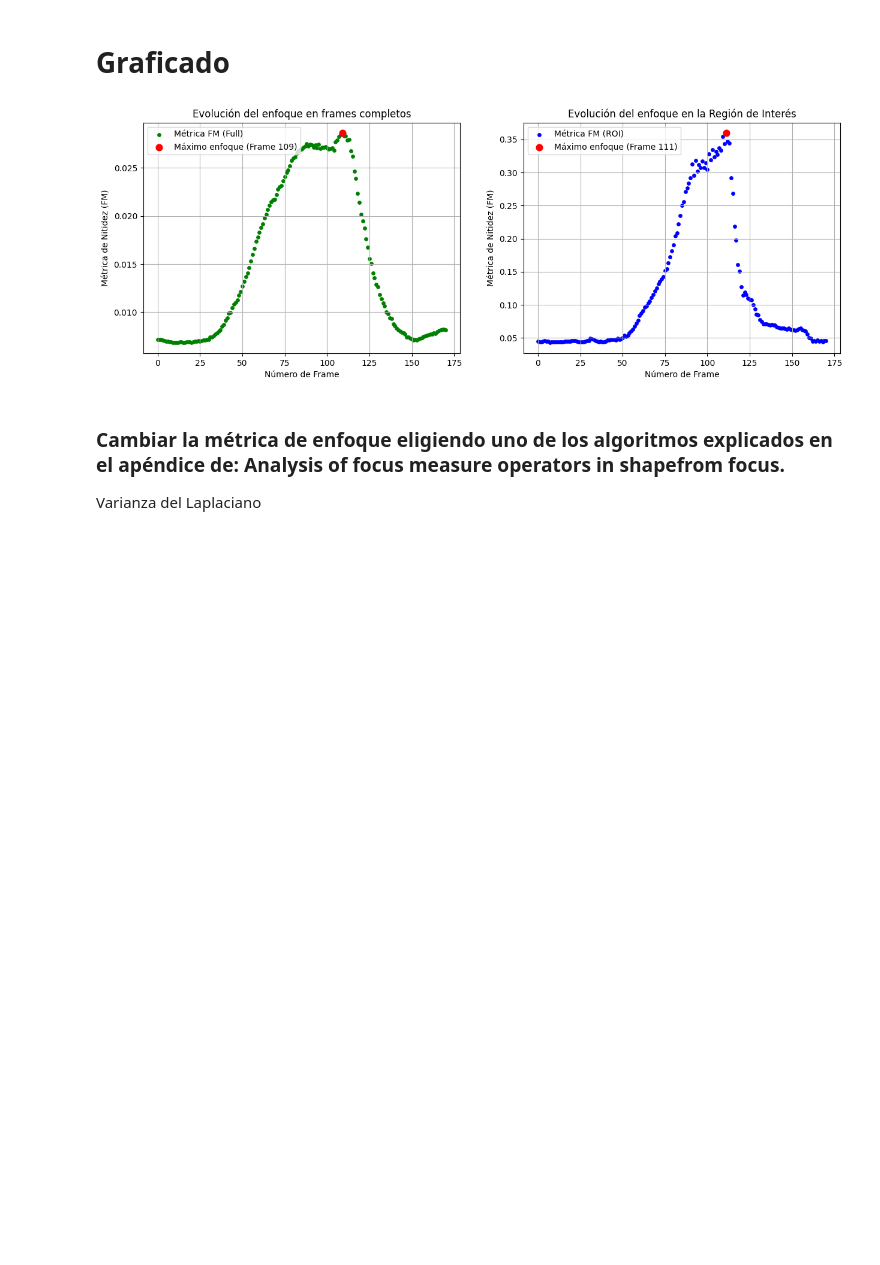
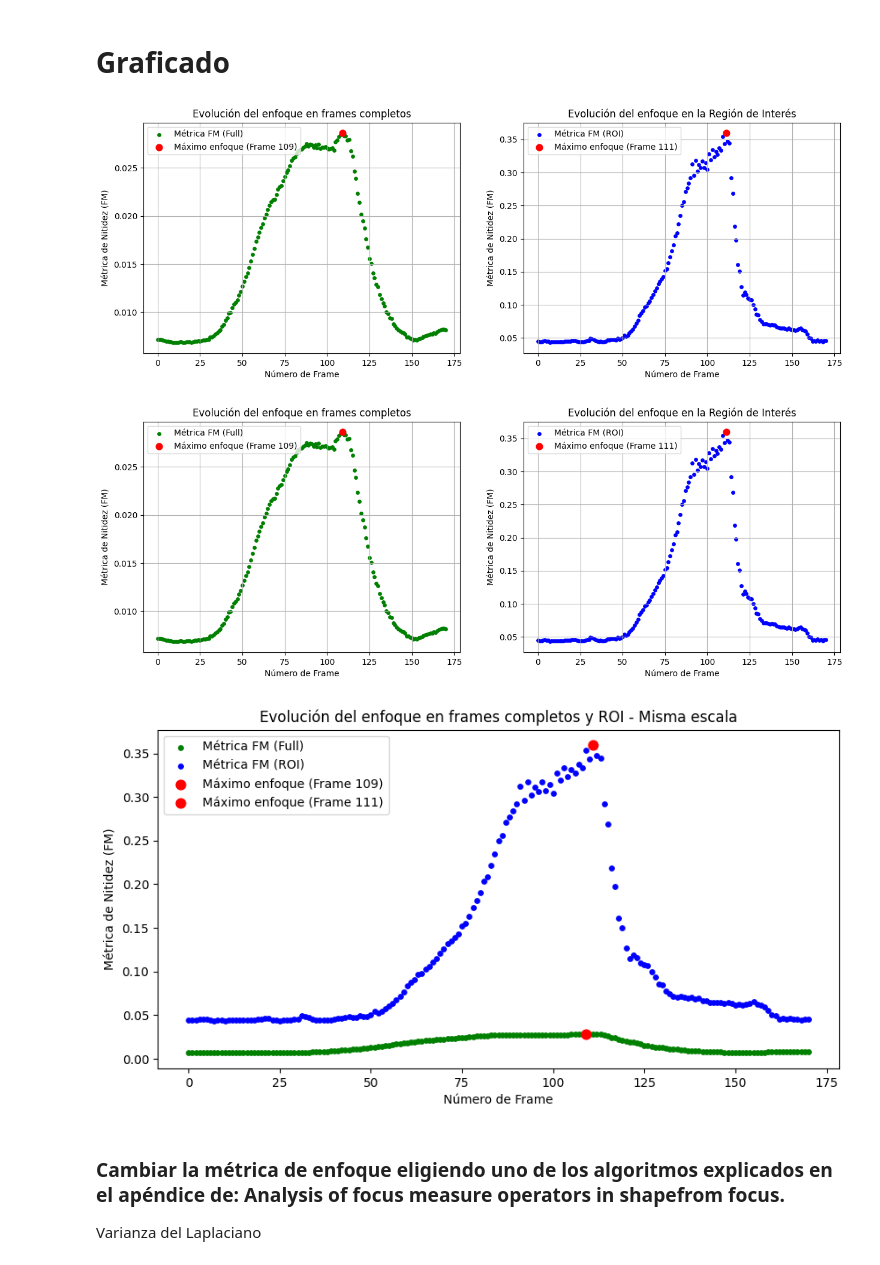
Before and after one commit to JoseMix/VC1, a Jupyter notebook: TP2/TP2.ipynb, the cells around one changed output. Cells and saved outputs as stored; diff of their text form; code cells hidden in the pictures; blank space fills up the shorter version.

Commit message:
Agrego plot comparativo

```diff
--- a/TP2/TP2.ipynb
+++ b/TP2/TP2.ipynb
@@ -119,33 +119,46 @@ max_frame_roi = np.argmax(valuesROI)
 max_value_roi = valuesROI[max_frame_roi]
 
 # Preparamos el eje X (lista de números del 0 hasta el total de frames)
 eje_x = range(len(valuesROI))
 
 fig,(ax1,ax2) = plt.subplots(1,2, figsize=(15, 5))
 
 # Creamos el gráfico de puntos. 's' controla el tamaño del punto.
 ax1.scatter(eje_x, valuesFull, color='green', label='Métrica FM (Full)', s=15)
 ax2.scatter(eje_x, valuesROI, color='blue', label='Métrica FM (ROI)', s=15)
 
 # Resaltamos el punto de máximo enfoque con un punto rojo más grande
 ax1.scatter(max_frame_full, max_value_full, color='red', label=f'Máximo enfoque (Frame {max_frame_full})', s=60)
 ax2.scatter(max_frame_roi, max_value_roi, color='red', label=f'Máximo enfoque (Frame {max_frame_roi})', s=60)
 
 
 
 ax1.set_title('Evolución del enfoque en frames completos')
 ax1.set_xlabel('Número de Frame')
 ax1.set_ylabel('Métrica de Nitidez (FM)')
 ax2.set_title('Evolución del enfoque en la Región de Interés')
 ax2.set_xlabel('Número de Frame')
 ax2.set_ylabel('Métrica de Nitidez (FM)')
 ax1.legend(loc='upper left')
 ax2.legend(loc='upper left')
 ax1.grid(True)
 ax2.grid(True)
 plt.show()
+
+fig, ax = plt.subplots(figsize=(10, 5))
+ax.scatter(eje_x, valuesFull, color='green', label='Métrica FM (Full)', s=15)
+ax.scatter(eje_x, valuesROI, color='blue', label='Métrica FM (ROI)', s=15)
+ax.scatter(max_frame_full, max_value_full, color='red', label=f'Máximo enfoque (Frame {max_frame_full})', s=60)
+ax.scatter(max_frame_roi, max_value_roi, color='red', label=f'Máximo enfoque (Frame {max_frame_roi})', s=60)
+ax.set_title('Evolución del enfoque en frames completos y ROI - Misma escala')
+ax.set_xlabel('Número de Frame')
+ax.set_ylabel('Métrica de Nitidez (FM)')
+ax.legend(loc='upper left')
+plt.show()
 # %% [output]
 [figure]
+[figure, added]
+[figure, added]
 # %% [markdown]
 ### Cambiar la métrica de enfoque eligiendo uno de los algoritmos explicados en el apéndice de: Analysis of focus measure operators in shapefrom focus.
 Varianza del Laplaciano
```
